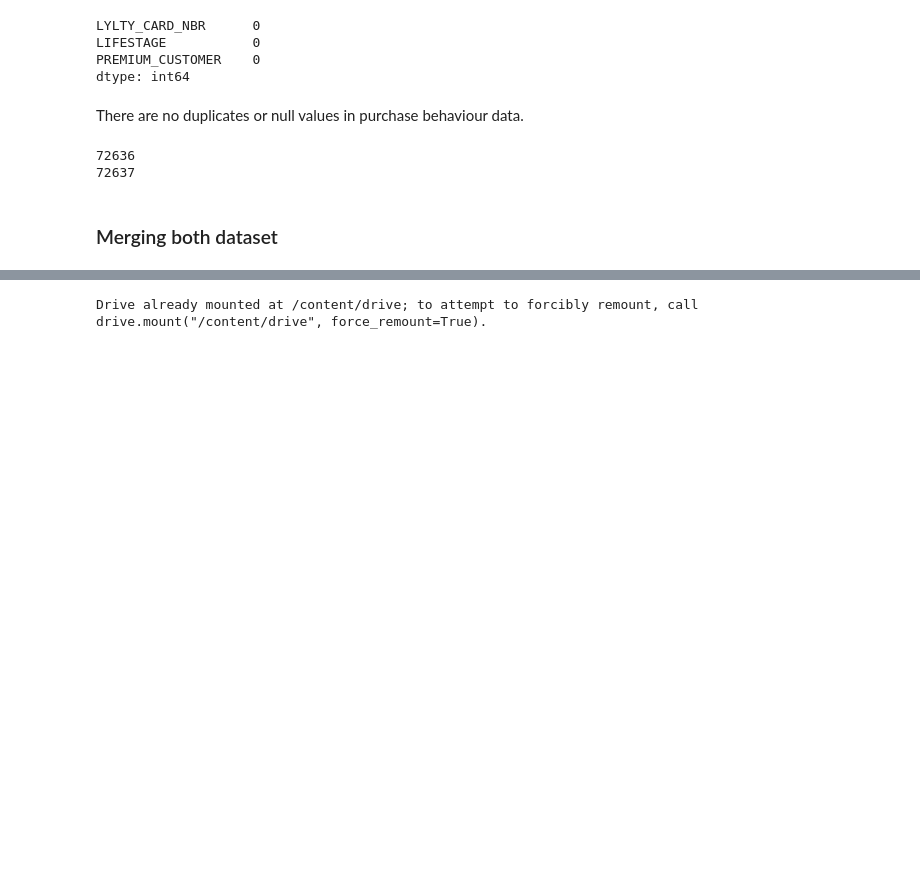
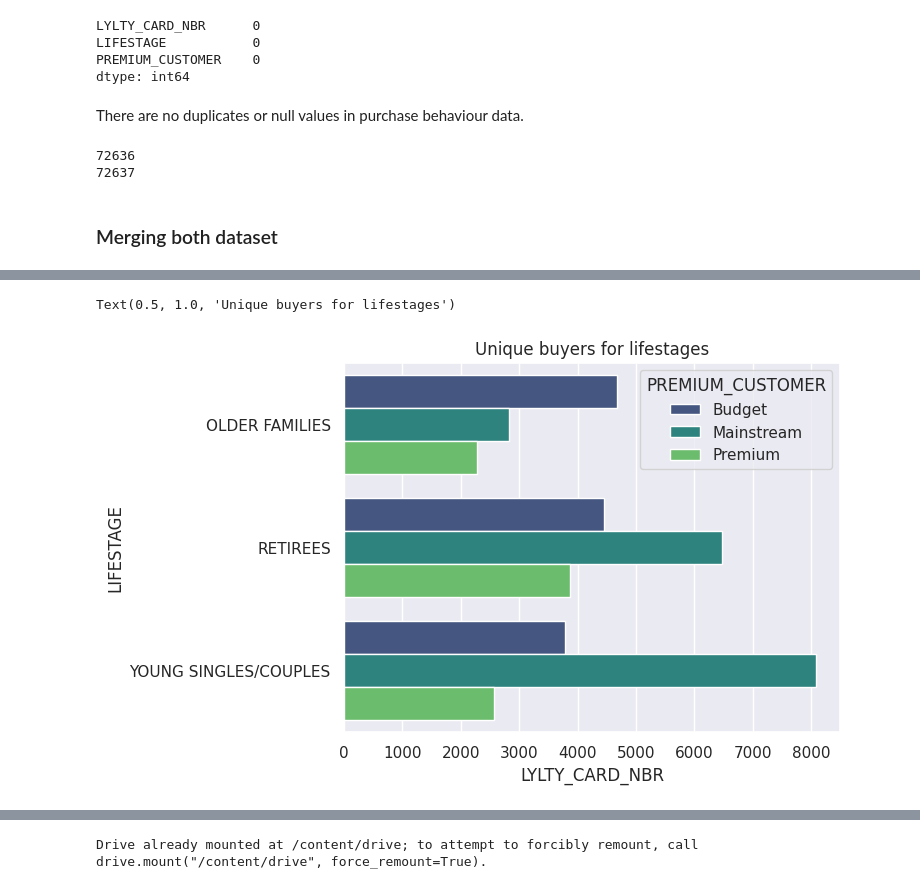
Before and after one commit to sidpatondikar/Quantium-Data-Analytics-Virtual-Experience-Program, a Jupyter notebook: Quantium_Data_Analysis_Task_1.ipynb, the cells around one changed output, grey strips where cells are left out. Drawn from its saved outputs; the diff is of its cells as text; code cells hidden in the pictures; blank space fills up the shorter version.

```diff
--- a/Quantium_Data_Analysis_Task_1.ipynb
+++ b/Quantium_Data_Analysis_Task_1.ipynb
@@ -526,0 +473,7 @@ Text(0.5, 1.0, 'Average chip price per customer segment')
+# %%
+#Checking the unique number of customers in each of the top 3 lifestages by sale
+life_unique_df = cust_df.groupby(['LIFESTAGE','PREMIUM_CUSTOMER'])['LYLTY_CARD_NBR'].nunique().reset_index()
+
+life_unique_df = life_unique_df[life_unique_df['LIFESTAGE'].isin(['OLDER FAMILIES','YOUNG SINGLES/COUPLES','RETIREES'])]
+
+life_unique_df
@@ -526,0 +491,7 @@ Text(0.5, 1.0, 'Average chip price per customer segment')
+# %%
+#Plotting Unique buyers for top 3 lifestages
+sns.barplot(data=life_unique_df,x='LYLTY_CARD_NBR',y='LIFESTAGE',palette='viridis',hue='PREMIUM_CUSTOMER')
+plt.title('Unique buyers for lifestages')
+# %% [output]
+Text(0.5, 1.0, 'Unique buyers for lifestages')
+[figure, added]
```
Also changed, not shown: parts of 24 cells of this notebook.
